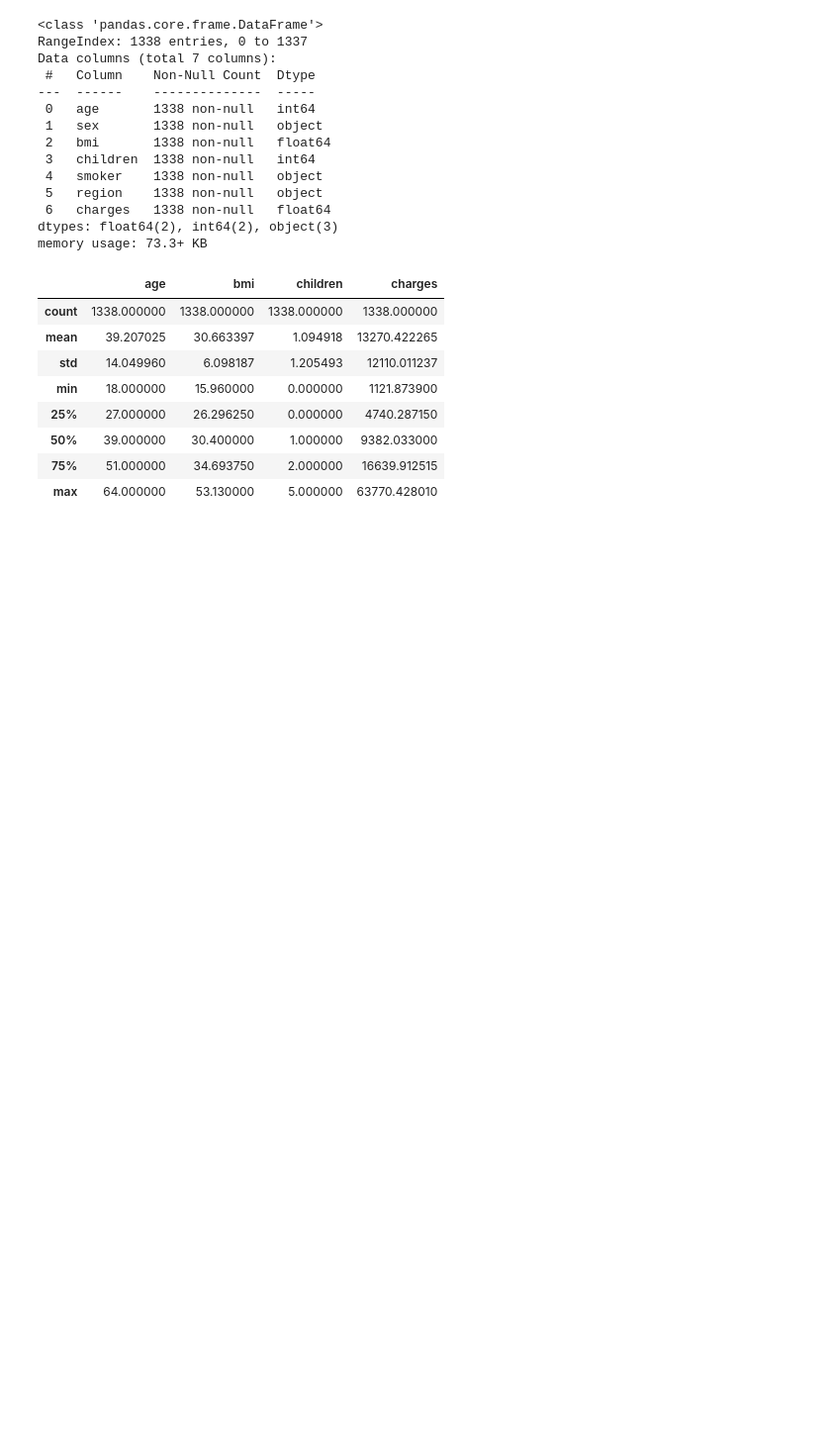
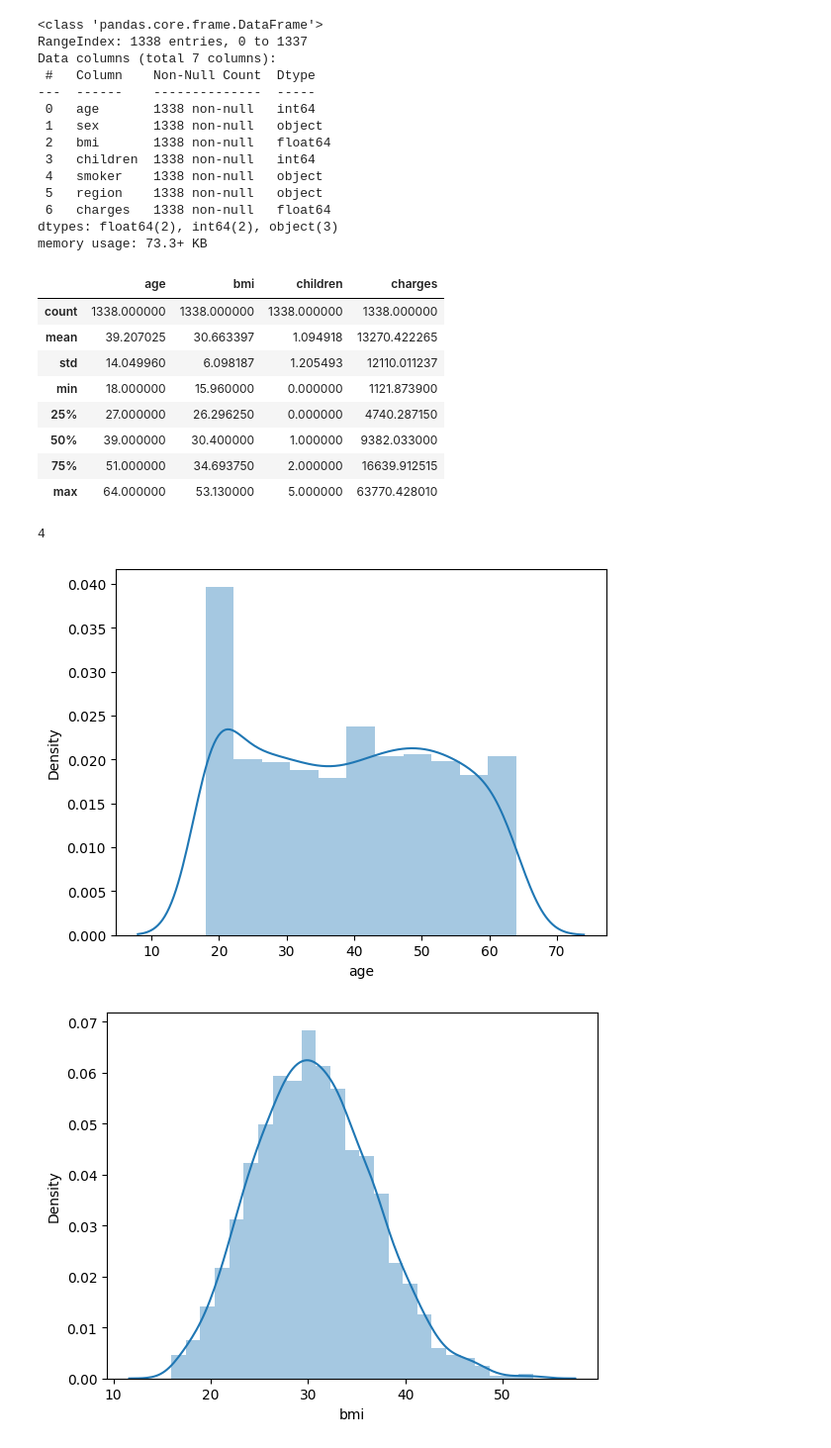
Before and after one commit to lalitha-sahitya/Predicting-Charges, a Jupyter notebook: predicting_charges.ipynb, the cells around one changed output. Shown: that part at 99% size. Cells and saved outputs as stored; diff of their text form; code cells hidden in the pictures; blank space fills up the shorter version.

```diff
--- a/predicting_charges.ipynb
+++ b/predicting_charges.ipynb
@@ -82,3 +81,14 @@ data.describe()
 | 50% | 39.000000 | 30.400000 | 1.000000 | 9382.033000 |
 | 75% | 51.000000 | 34.693750 | 2.000000 | 16639.912515 |
 | max | 64.000000 | 53.130000 | 5.000000 | 63770.428010 |
+# %%
+data.region.nunique()
+# %% [output]
+4
+# %%
+for i in data.select_dtypes(include='number').columns:
+  sns.distplot(data[i])
+  plt.show()
+# %% [output]
+[figure, added]
+[figure, added]
```
Also changed, not shown: parts of 5 cells of this notebook.
